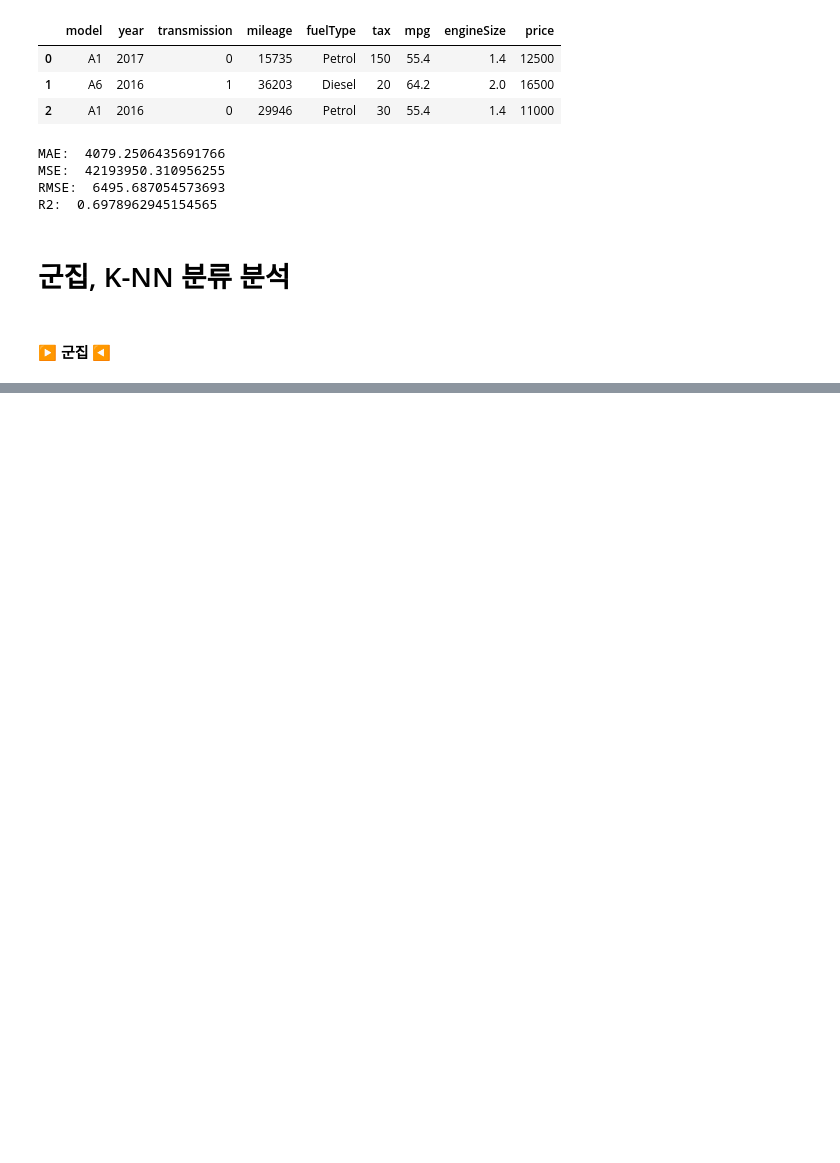
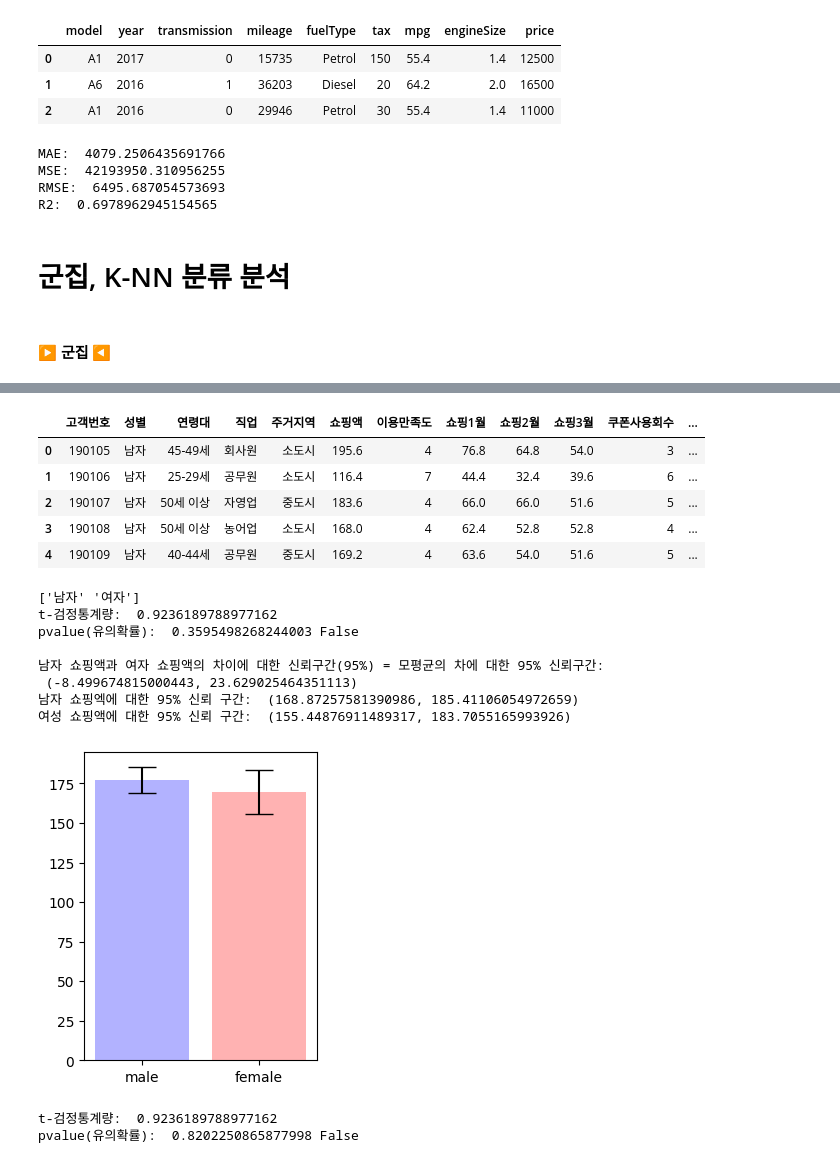
Before and after one commit to chickengak/TIL, a Jupyter notebook: dev-journey/big-data/myPractice-bbg.ipynb, the cells around one changed output, grey strips where cells are left out. Saved outputs shown, nothing was run; the diff lists cells and outputs as text; code cells hidden in the pictures; blank space fills up the shorter version.

```diff
--- a/dev-journey/big-data/myPractice-bbg.ipynb
+++ b/dev-journey/big-data/myPractice-bbg.ipynb
@@ -1307,0 +1517,68 @@ R2:  0.6978962945154565
+# %%
+### 성별에 따른 쇼핑 금액의 차이가 있는지 검정
+from scipy import stats
+
+df = pd.read_csv('samples/data.csv', encoding='cp949')
+display(df.head())
+print(df['성별'].unique())
+
+### 검정통계량과 유의확률
+t, pvalue = stats.ttest_ind(df.loc[df['성별'] == '남자']['쇼핑액'], df.loc[df['성별'] == '여자']['쇼핑액'], equal_var=False)
+# equal_var=False <- 등분산성을 가정하지 않음. / alternative='two_sided' <- 기본값. 양측검정.
+print('t-검정통계량: ', t)
+print('pvalue(유의확률): ', pvalue, pvalue < 0.05)      # 귀무가설을 기각할 수 없으므로, 성별에 따른 쇼핑 금액 차이는 없다.
+
+### 모평균의 차에 대한 95% 신뢰구간
+meandiff = (male:=df.loc[df['성별'] == '남자']['쇼핑액']).mean() - (female:=df.loc[df['성별'] == '여자']['쇼핑액']).mean()
+alpha = 0.05        # 유의수준
+dof = len(df) - 2   # 자유도 degree of freedom
+std_error = np.sqrt(np.var(male)/len(male) + np.var(female)/len(female))
+margin_error = stats.t.ppf(1 - alpha/2, dof) * std_error
+conf_interval = (meandiff - margin_error, meandiff + margin_error)
+print('\n남자 쇼핑액과 여자 쇼핑액의 차이에 대한 신뢰구간(95%) = 모평균의 차에 대한 95% 신뢰구간: \n', conf_interval)
+
+### 남자, 여자 각각에 따른 95% 신뢰구간
+dof = len(male) - 1
+std_error = np.sqrt(np.var(male)/len(male)) # == np.std(male)/np.sqrt(len(male))
+margin_error_m = stats.t.ppf(1 - alpha/2, dof) * std_error
+conf_interval = (male.mean() - margin_error_m, male.mean() + margin_error_m)
+print('남자 쇼핑엑에 대한 95% 신뢰 구간: ', conf_interval)
+
+dof = len(female) - 1
+std_error = np.sqrt(np.var(female)/len(female))
+margin_error_f = stats.t.ppf(1 - alpha/2, dof) * std_error
+conf_interval = (female.mean() - margin_error_f, female.mean() + margin_error_f)
+print('여성 쇼핑액에 대한 95% 신뢰 구간: ', conf_interval)
+
+plt.figure(figsize=(3,4)); plt.bar(['male', 'female'], [male.mean(), female.mean()], color=['blue','red'], yerr=[margin_error_m, margin_error_f], alpha=0.3, capsize=10)
+plt.show()      # 성별에 따른 쇼핑액의 분포는 비슷하나, 여자의 쇼핑액에 대한 신뢰구간이 다소 넓은 것을 알 수 있다.
+# %% [output]
+|  | 고객번호 | 성별 | 연령대 | 직업 | 주거지역 | 쇼핑액 | 이용만족도 | 쇼핑1월 | 쇼핑2월 | 쇼핑3월 | 쿠폰사용회수 | ... |
+| 0 | 190105 | 남자 | 45-49세 | 회사원 | 소도시 | 195.6 | 4 | 76.8 | 64.8 | 54.0 | 3 | ... |
+| 1 | 190106 | 남자 | 25-29세 | 공무원 | 소도시 | 116.4 | 7 | 44.4 | 32.4 | 39.6 | 6 | ... |
+| 2 | 190107 | 남자 | 50세 이상 | 자영업 | 중도시 | 183.6 | 4 | 66.0 | 66.0 | 51.6 | 5 | ... |
+| 3 | 190108 | 남자 | 50세 이상 | 농어업 | 소도시 | 168.0 | 4 | 62.4 | 52.8 | 52.8 | 4 | ... |
+| 4 | 190109 | 남자 | 40-44세 | 공무원 | 중도시 | 169.2 | 4 | 63.6 | 54.0 | 51.6 | 5 | ... |
+['남자' '여자']
+t-검정통계량:  0.9236189788977162
+pvalue(유의확률):  0.3595498268244003 False
+
+남자 쇼핑액과 여자 쇼핑액의 차이에 대한 신뢰구간(95%) = 모평균의 차에 대한 95% 신뢰구간:
+ (-8.499674815000443, 23.629025464351113)
+남자 쇼핑엑에 대한 95% 신뢰 구간:  (168.87257581390986, 185.41106054972659)
+여성 쇼핑액에 대한 95% 신뢰 구간:  (155.44876911489317, 183.7055165993926)
+[figure, added]
+# %%
+### 여자의 쇼핑액이 많은가를 판단? (적은가를 판단한거 아님?) (이게 대응표본 t-검정의 단측검정?)
+from scipy import stats
+
+df = pd.read_csv('samples/data.csv', encoding='cp949')
+male = df.loc[df['성별'] == '남자']['쇼핑액']
+female = df.loc[df['성별'] == '여자']['쇼핑액']
+
+t, pvalue = stats.ttest_ind(male, female, equal_var=False, alternative='less')  # 귀무가설 male >= female , 대립가설 male < female
+print('t-검정통계량: ', t)
+print('pvalue(유의확률): ', pvalue, pvalue < 0.05)      # 귀무가설 채택. 남자의 쇼핑액이 여자보다 낮다고 볼 수 없다.
+# %% [output]
+t-검정통계량:  0.9236189788977162
+pvalue(유의확률):  0.8202250865877998 False
```
Also changed, not shown: parts of 15 cells of this notebook.
